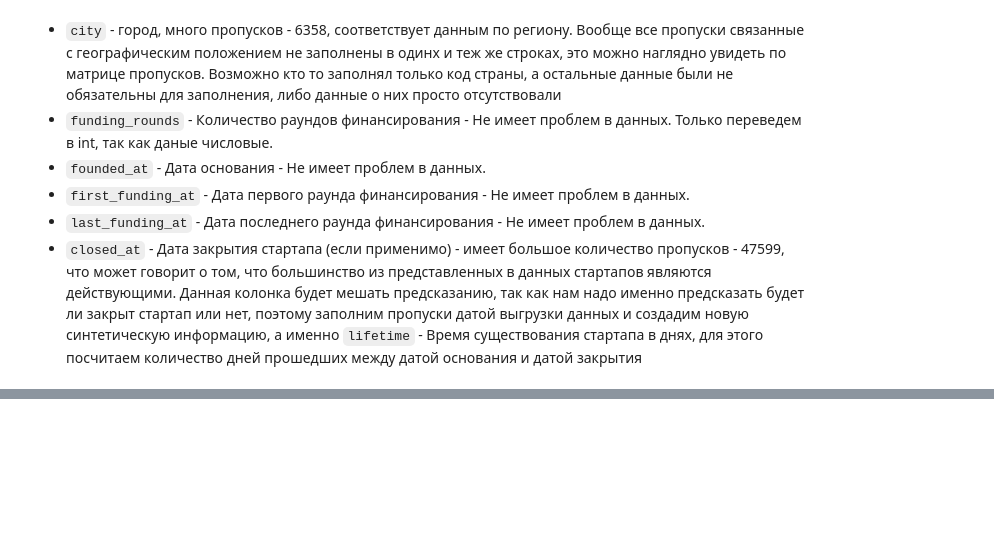
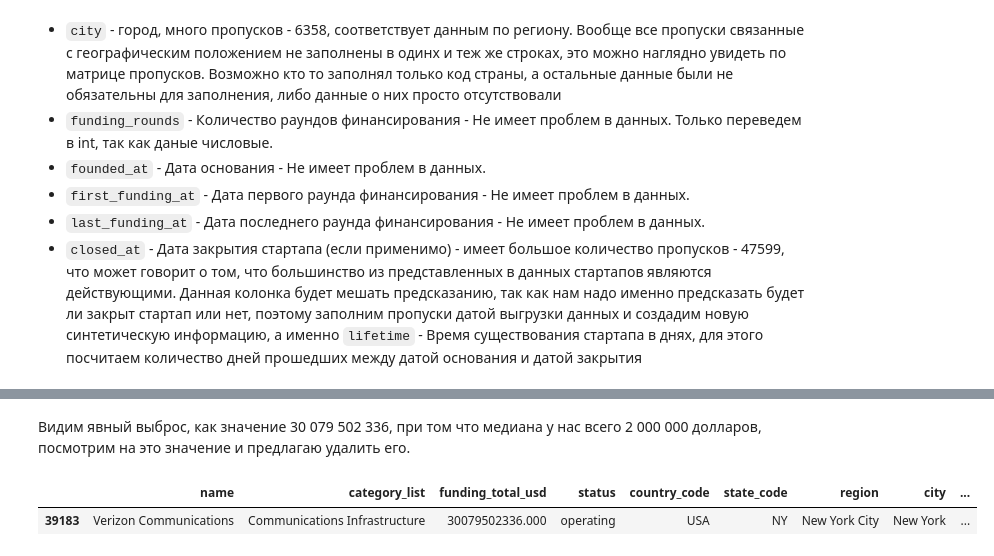
Before and after one commit to skorpion-anna/startups-operations, a Jupyter notebook: startups_operations_close_predictions.ipynb, the cells around one changed output, grey strips where cells are left out. Saved outputs shown, nothing was run; the diff lists cells and outputs as text; code cells hidden in the pictures; blank space fills up the shorter version.

```diff
--- a/startups_operations_close_predictions.ipynb
+++ b/startups_operations_close_predictions.ipynb
@@ -137,0 +268,7 @@ plt.show()
+# %% [markdown]
+Видим явный выброс, как значение 30 079 502 336, при том что медиана у нас всего 2 000 000 долларов, посмотрим на это значение и предлагаю удалить его.
+# %%
+df_ks_train.loc[df_ks_train["funding_total_usd"] == 30079502336]
+# %% [output]
+|  | name | category_list | funding_total_usd | status | country_code | state_code | region | city | ... |
+| 39183 | Verizon Communications | Communications Infrastructure | 30079502336.000 | operating | USA | NY | New York City | New York | ... |
```
Also changed, not shown: parts of 21 cells of this notebook.
